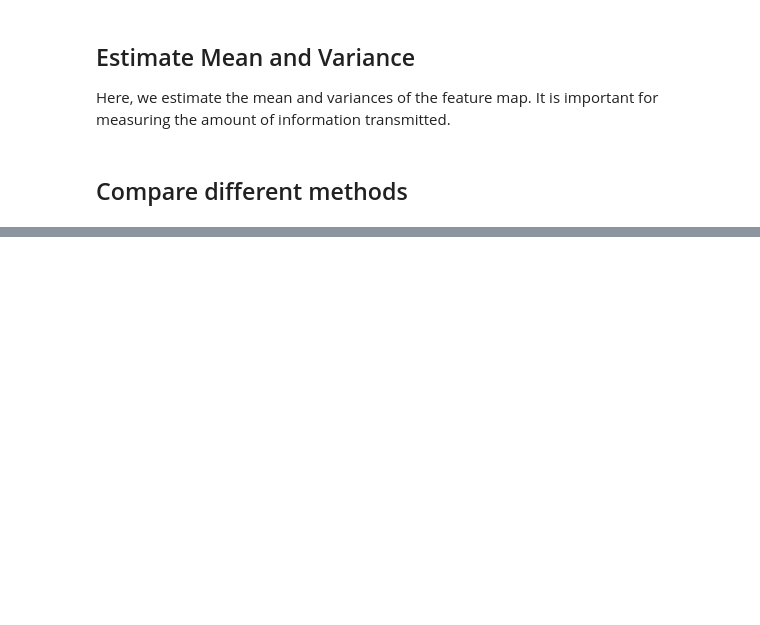
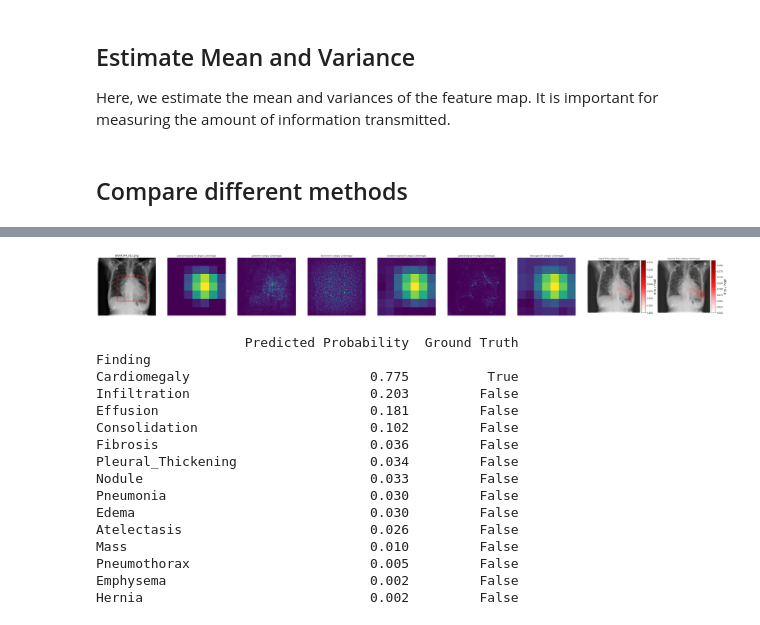
Before and after one commit to CAMP-eXplain-AI/CheXplain-IBA, a Jupyter notebook: model/notebooks/pytorch_IBA_inserted_NIH_model_merged.ipynb, the cells around one changed output, grey strips where cells are left out. Cells and saved outputs as stored; diff of their text form; code cells hidden in the pictures; blank space fills up the shorter version.

```diff
--- a/model/notebooks/pytorch_IBA_inserted_NIH_model_merged.ipynb
+++ b/model/notebooks/pytorch_IBA_inserted_NIH_model_merged.ipynb
@@ -369,0 +186,20 @@ Hernia                             0.001         False
+# %%
+visualization_comparison()
+# %% [output]
+[figure, added]
+                   Predicted Probability  Ground Truth
+Finding
+Cardiomegaly                       0.775          True
+Infiltration                       0.203         False
+Effusion                           0.181         False
+Consolidation                      0.102         False
+Fibrosis                           0.036         False
+Pleural_Thickening                 0.034         False
+Nodule                             0.033         False
+Pneumonia                          0.030         False
+Edema                              0.030         False
+Atelectasis                        0.026         False
+Mass                               0.010         False
+Pneumothorax                       0.005         False
+Emphysema                          0.002         False
+Hernia                             0.002         False
```
Also changed, not shown: parts of 21 cells of this notebook, 3 other files.
